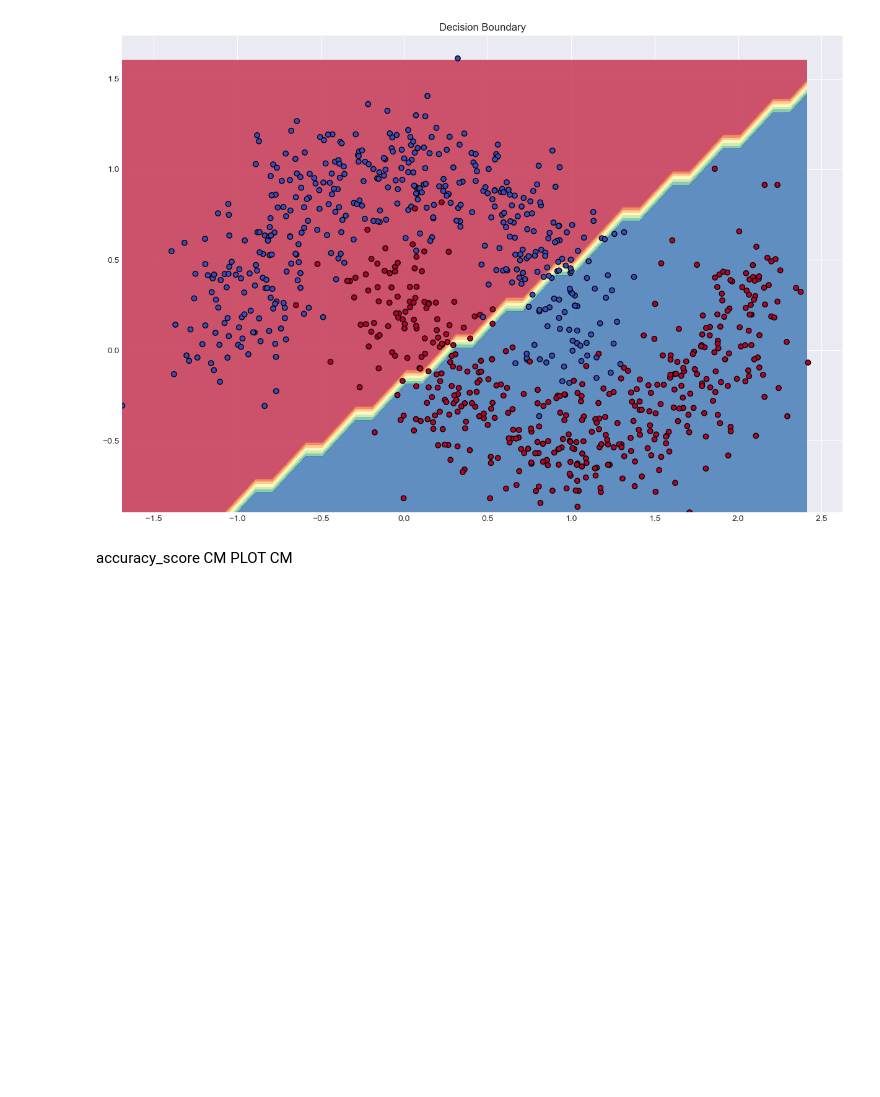
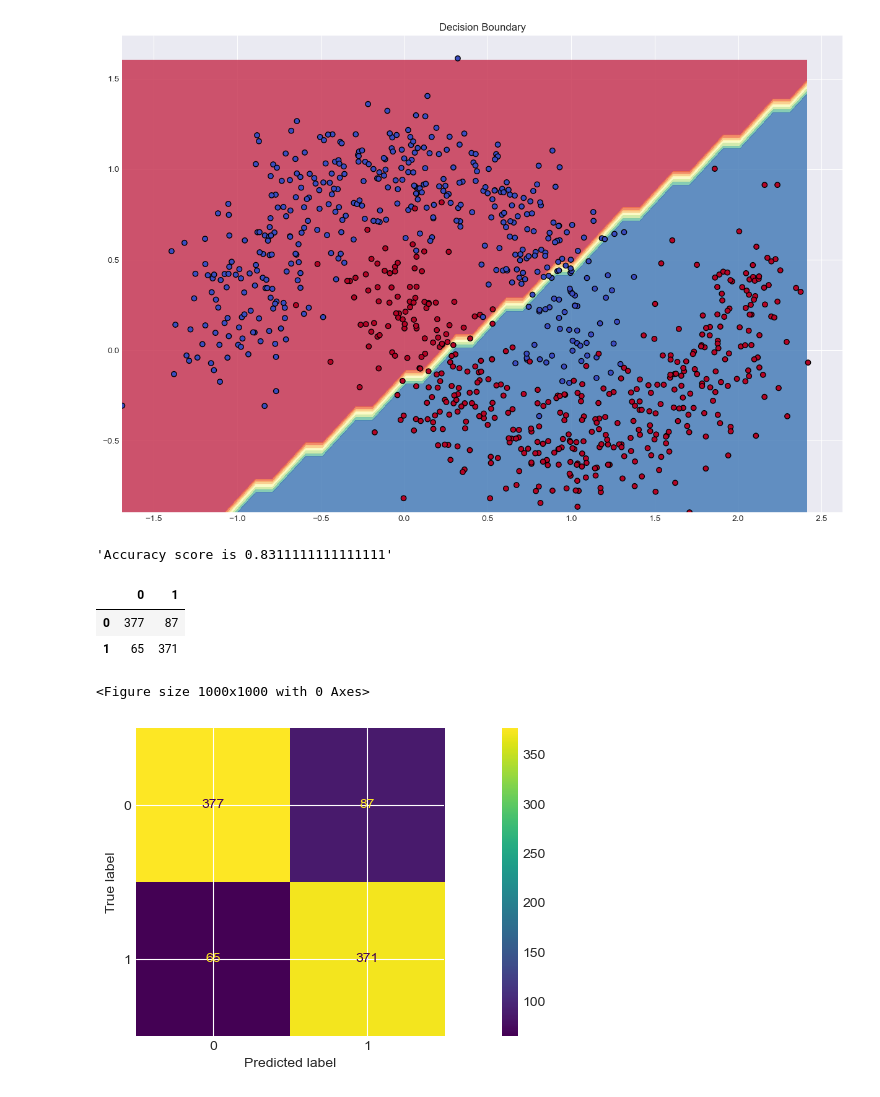
Before and after one commit to sngrajesh/DeepLearningAndNeuralNetworks, a Jupyter notebook: Day02/L02_single_layer_network.ipynb, the cells around one changed output. Cells and saved outputs as stored; diff of their text form; code cells hidden in the pictures; blank space fills up the shorter version.

```diff
--- a/Day02/L02_single_layer_network.ipynb
+++ b/Day02/L02_single_layer_network.ipynb
@@ -97,10 +97,10 @@ plt.show()
 # %% [output]
 [figure]
 # %%
-data_train, data_text = df.to_numpy()[:900], df.to_numpy()[900:]
+data_train, data_test = df.to_numpy()[:900], df.to_numpy()[900:]
 
-display(data_train.shape, data_text.shape)
-display(type(data_train), type(data_text))
+display(data_train.shape, data_test.shape)
+display(type(data_train), type(data_test))
 # %% [output]
 (900, 3)
 (100, 3)
@@ -240,7 +240,45 @@ def plot_decision_boundary(wts, X):
 plot_decision_boundary(weights, data_train)
 # %% [output]
 [figure]
-# %% [markdown]
-accuracy_score
-CM
-PLOT CM
+# %%
+def confusion_mattrix_accuracy_opt(wts, X):
+    """Returns confusion matrix and accuracy of the model
+
+    Args:
+        wts (array): weights of the model
+        X (array): input data
+
+    Returns:
+        confusion matrix and accuracy of the model
+    """
+    y_pred = []
+
+    for row in X:
+        y_p = predict(row, wts)
+        y_p = 1 if y_p > 0.5 else 0
+        y_pred.append(y_p)
+
+    y_pred = np.array(y_pred)
+    cm = confusion_matrix(y_pred, X[:, -1])
+    acc = accuracy_score(y_pred, X[:, -1])
+    return cm, acc
+# %%
+cm, acc =  confusion_mattrix_accuracy_opt(weights, data_train)
+
+display(f'Accuracy score is {acc}')
+display(pd.DataFrame(cm))
+
+
+plt.figure(figsize=(10, 10))
+disp = ConfusionMatrixDisplay(
+    confusion_matrix=cm,
+)
+disp.plot()
+plt.show()
+# %% [output]
+'Accuracy score is 0.8311111111111111'
+|  | 0 | 1 |
+| 0 | 377 | 87 |
+| 1 | 65 | 371 |
+<Figure size 1000x1000 with 0 Axes>
+[figure, added]
```
Also changed, not shown: parts of 1 cell of this notebook.
